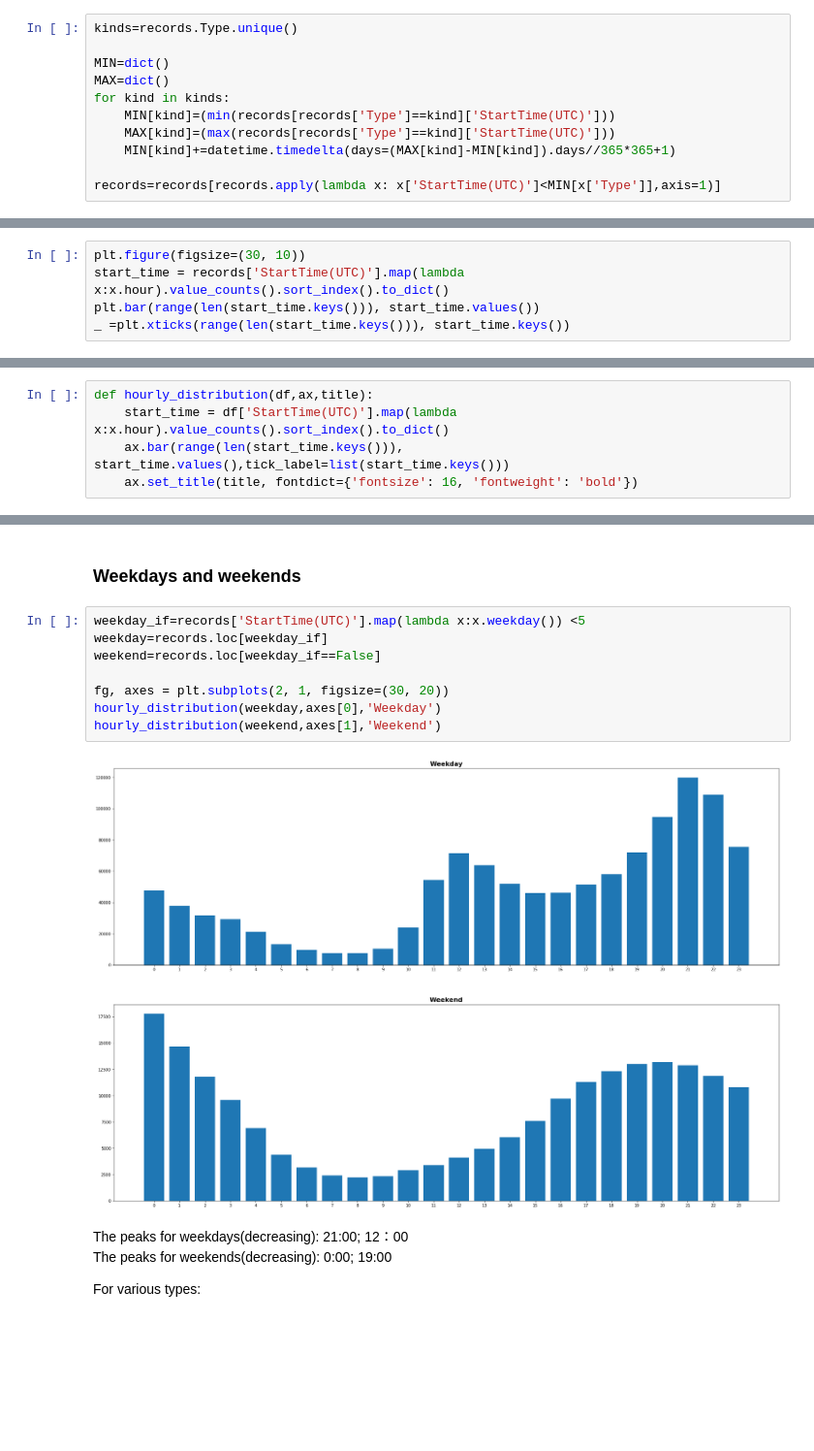
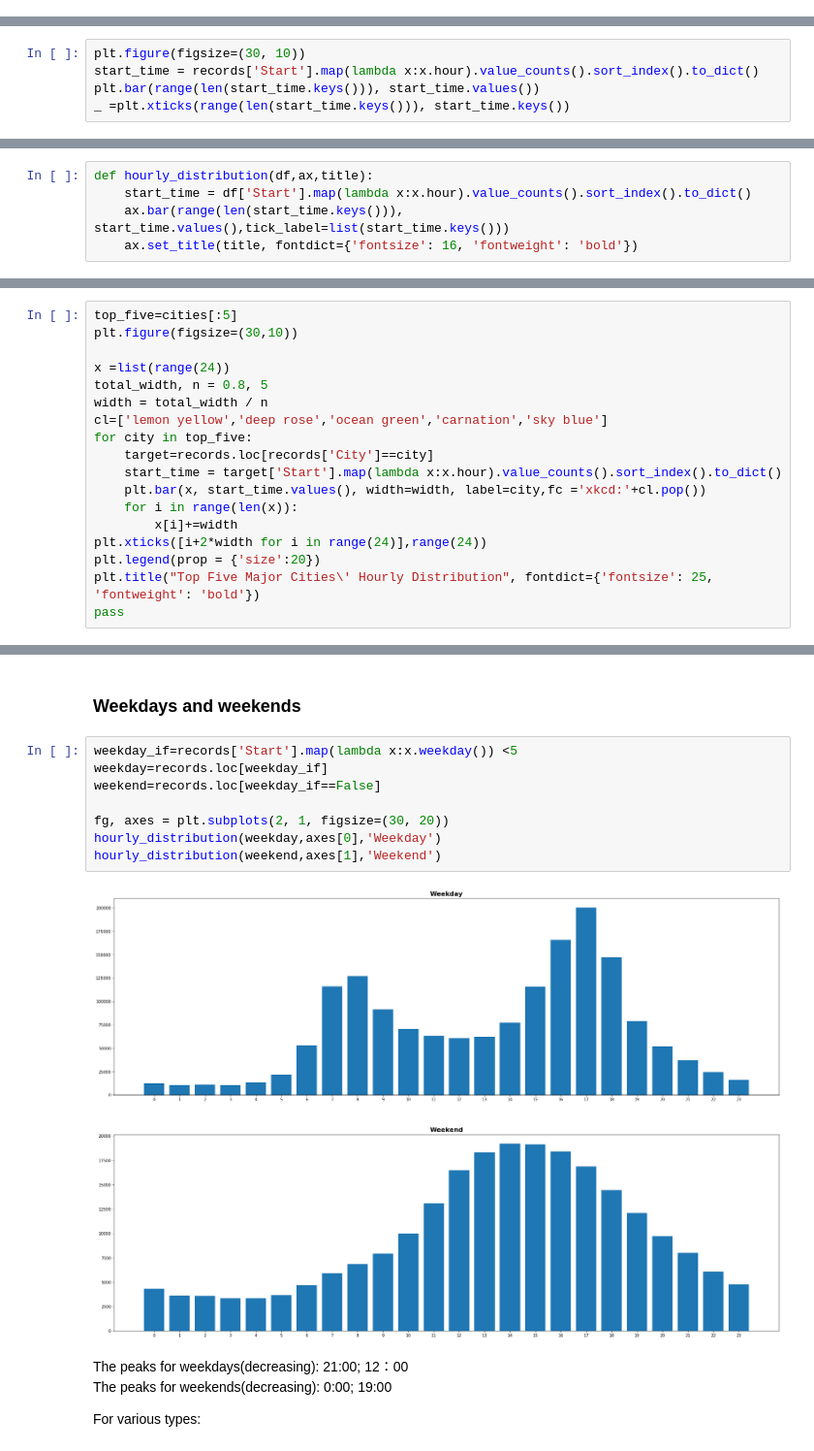
Before and after one commit to mingxinlu/Traffic-Event-Distrubution, a Jupyter notebook: 6.4 weekly report.ipynb, the cells around one changed output, grey strips where cells are left out. Shown at 97% size. Drawn from its saved outputs; the diff is of its cells as text; blank space fills up the shorter version.

```diff
--- a/6.4 weekly report.ipynb
+++ b/6.4 weekly report.ipynb
@@ -27,14 +34,3 @@ Considering we need to analyze monthly pattern. We need to observe distributions
-# %%
-kinds=records.Type.unique()
-
-MIN=dict()
-MAX=dict()
-for kind in kinds:
-    MIN[kind]=(min(records[records['Type']==kind]['StartTime(UTC)']))
-    MAX[kind]=(max(records[records['Type']==kind]['StartTime(UTC)']))
-    MIN[kind]+=datetime.timedelta(days=(MAX[kind]-MIN[kind]).days//365*365+1)
-
-records=records[records.apply(lambda x: x['StartTime(UTC)']<MIN[x['Type']],axis=1)]
 # %% [markdown]
 ## Hourly
 # %% [markdown]
@@ -42,6 +38,6 @@ We need to find the frequency of events during different hours of a day.(Conside
 # %%
 plt.figure(figsize=(30, 10))
-start_time = records['StartTime(UTC)'].map(lambda x:x.hour).value_counts().sort_index().to_dict()
+start_time = records['Start'].map(lambda x:x.hour).value_counts().sort_index().to_dict()
 plt.bar(range(len(start_time.keys())), start_time.values())
 _ =plt.xticks(range(len(start_time.keys())), start_time.keys())
 # %% [output]
@@ -53,6 +49,6 @@ There are two peak for the overall accidents: 21:00 and 12:00.(Decreasing)
 # %%
 def hourly_distribution(df,ax,title):
-    start_time = df['StartTime(UTC)'].map(lambda x:x.hour).value_counts().sort_index().to_dict()
+    start_time = df['Start'].map(lambda x:x.hour).value_counts().sort_index().to_dict()
     ax.bar(range(len(start_time.keys())), start_time.values(),tick_label=list(start_time.keys()))
     ax.set_title(title, fontdict={'fontsize': 16, 'fontweight': 'bold'})
 # %%
@@ -100,0 +98,18 @@ for i in range(len(kinds)):
+# %%
+top_five=cities[:5]
+plt.figure(figsize=(30,10))
+
+x =list(range(24))
+total_width, n = 0.8, 5
+width = total_width / n
+cl=['lemon yellow','deep rose','ocean green','carnation','sky blue']
+for city in top_five:
+    target=records.loc[records['City']==city]
+    start_time = target['Start'].map(lambda x:x.hour).value_counts().sort_index().to_dict()
+    plt.bar(x, start_time.values(), width=width, label=city,fc ='xkcd:'+cl.pop())
+    for i in range(len(x)):
+        x[i]+=width
+plt.xticks([i+2*width for i in range(24)],range(24))
+plt.legend(prop = {'size':20})
+plt.title("Top Five Major Cities\' Hourly Distribution", fontdict={'fontsize': 25, 'fontweight': 'bold'})
+pass
@@ -101,15 +120,15 @@ for i in range(len(kinds)):
 # %% [markdown]
 ### Weekdays and weekends
 # %%
-weekday_if=records['StartTime(UTC)'].map(lambda x:x.weekday()) <5
+weekday_if=records['Start'].map(lambda x:x.weekday()) <5
 weekday=records.loc[weekday_if]
 weekend=records.loc[weekday_if==False]
 
 fg, axes = plt.subplots(2, 1, figsize=(30, 20))
 hourly_distribution(weekday,axes[0],'Weekday')
 hourly_distribution(weekend,axes[1],'Weekend')
 # %% [output]
-[figure, old version]
+[figure, new version]
 # %% [markdown]
 The peaks for weekdays(decreasing): 21:00; 12：00
 The peaks for weekends(decreasing): 0:00; 19:00
```
Also changed, not shown: parts of 57 cells of this notebook.
